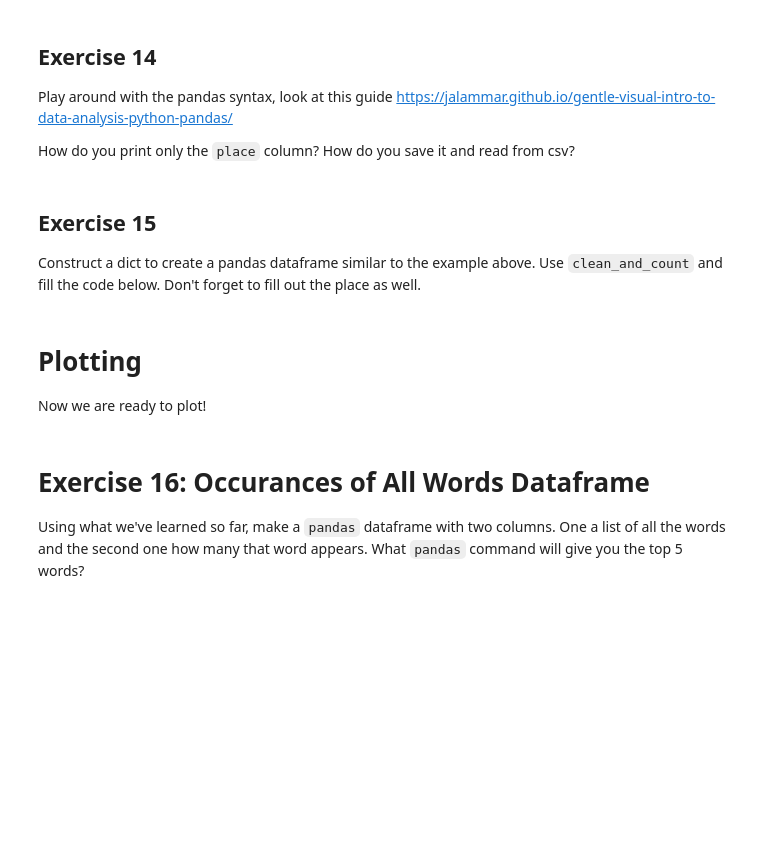
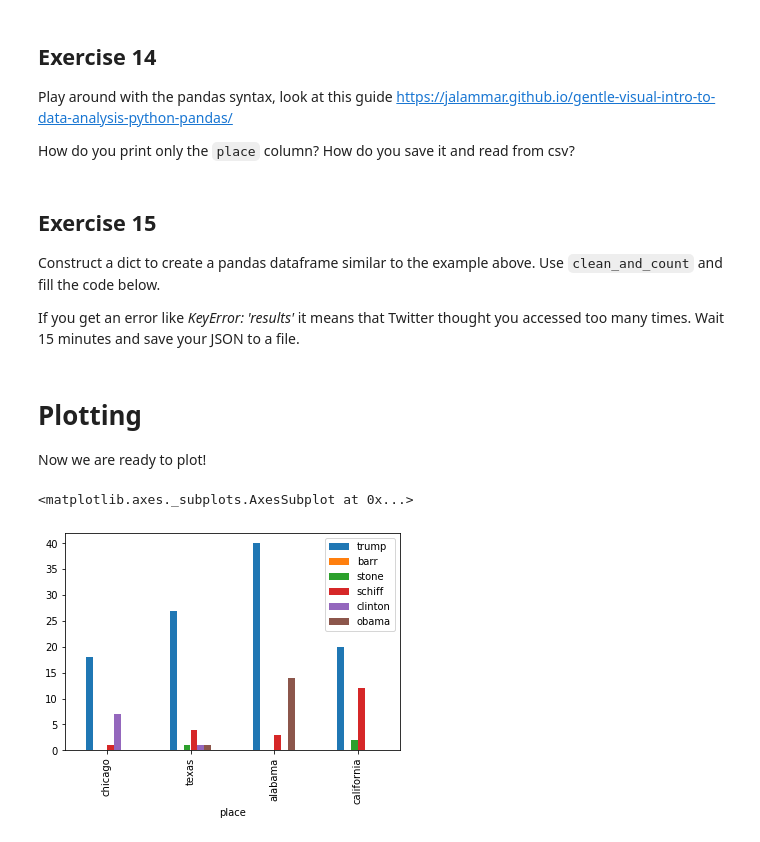
Before and after one commit to silverdrake11/twitter_uchicago_workshop, a Jupyter notebook: notebook.ipynb, the cells around one changed output. Cells and saved outputs as stored; diff of their text form; code cells hidden in the pictures; blank space fills up the shorter version.

```diff
--- a/notebook.ipynb
+++ b/notebook.ipynb
@@ -270,3 +316,5 @@ Make another search now but now use one of the operators linked above to have a
+# %%
+query = "flu place:chicago -RT" # no retweets
 # %% [markdown]
 ## Exercise 10
 
@@ -337,0 +481,9 @@ def clean_and_count(tweet_text, word):
+# %%
+def clean_and_count(tweet_text, word):
+    tweet_text = tweet_text.lower()
+    tweet_text = ' '.join(tweet_text.splitlines())
+    tweet_text = re.sub(r'[^a-z ]', '', tweet_text)
+    return tweet_text.count(word)
+
+corpus = get_text_from_search("flu place:chicago -RT")
+clean_and_count(corpus, 'flu')
@@ -358,31 +518,30 @@ How do you print only the `place` column? How do you save it and read from csv?
 # %% [markdown]
 ## Exercise 15
 
-Construct a dict to create a pandas dataframe similar to the example above. Use `clean_and_count` and fill the code below. Don't forget to fill out the place as well.
+Construct a dict to create a pandas dataframe similar to the example above. Use `clean_and_count` and fill the code below.
+
+If you get an error like *KeyError: 'results'* it means that Twitter thought you accessed too many times. Wait 15 minutes and save your JSON to a file.
-# %%
-data = {}
-places = ['chicago', 'texas', 'alabama', 'california']
-for place in places:
-    tweet_text = get_text_from_search('impeachment place:' + place)
-    words = ['trump', 'barr', 'stone', 'schiff', 'clinton', 'obama']
-
-    # Initialize the dictionary of lists
-    for word in words:
-        data[word] = []
-
-    for word in words:
-
-        # INSERT CODE HERE
-
-
-df = pd.DataFrame(data)
+# %%
+data = {}
+words = ['trump', 'barr', 'stone', 'schiff', 'clinton', 'obama']
+for word in words:
+    places = ['chicago', 'texas', 'alabama', 'california']
+    data[word] = [] # Here we initialize the list so we can append to it
+    data['place'] = places # Here we initilize the places
+    for place in places:
+        # INSERT CODE HERE
+        corpus = get_text_from_search("impeachment place:" + place) # Note this probably could be optimized so it doesn't keep on getting called
+        word_count = clean_and_count(corpus, word)
+        data[word].append(word_count)
+
+new_df = pd.DataFrame(data)
+new_df
 # %% [markdown]
 # Plotting
 
 Now we are ready to plot!
 # %%
-df.plot(kind='bar',x='place',y=words)
+new_df.plot(kind='bar',x='place',y=words)
+# %% [output]
+<matplotlib.axes._subplots.AxesSubplot at 0x...>
+[figure, added]
-# %% [markdown]
-# Exercise 16: Occurances of All Words Dataframe
-
-Using what we've learned so far, make a `pandas` dataframe with two columns. One a list of all the words and the second one how many that word appears. What `pandas` command will give you the top 5 words?
```
Also changed, not shown: parts of 27 cells of this notebook.
